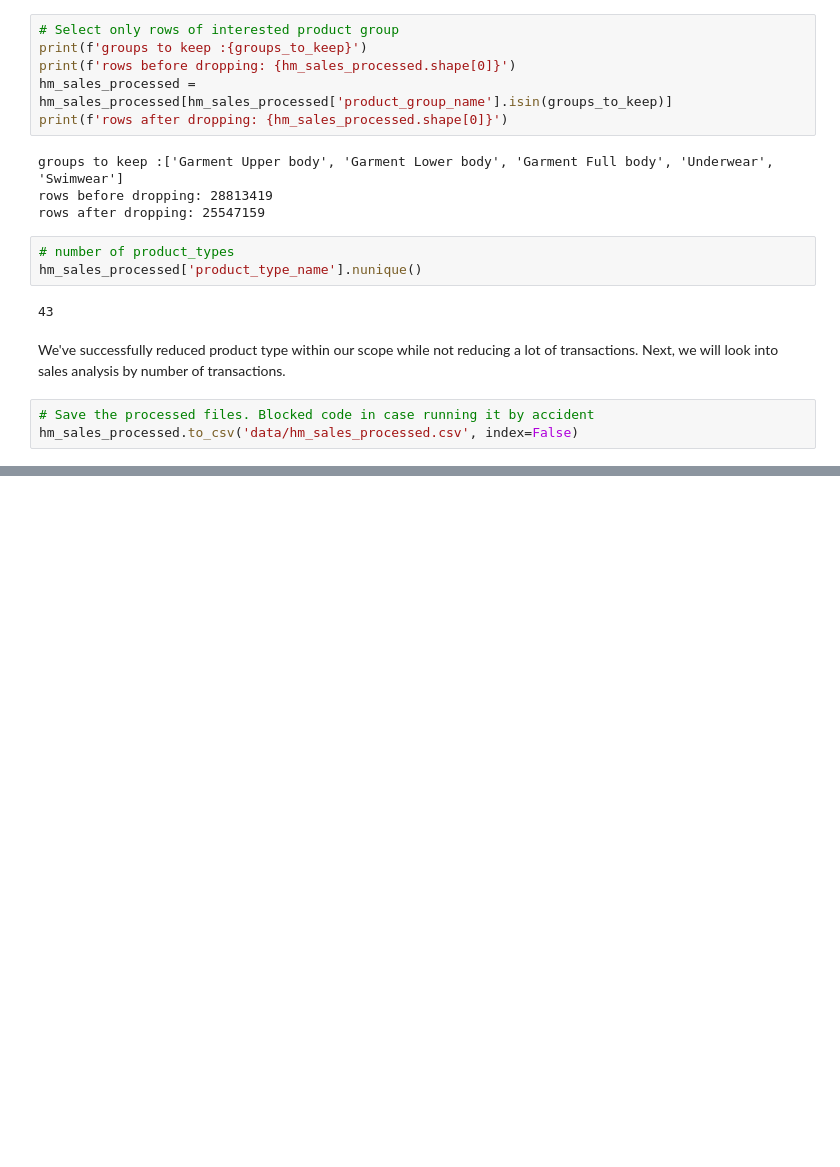
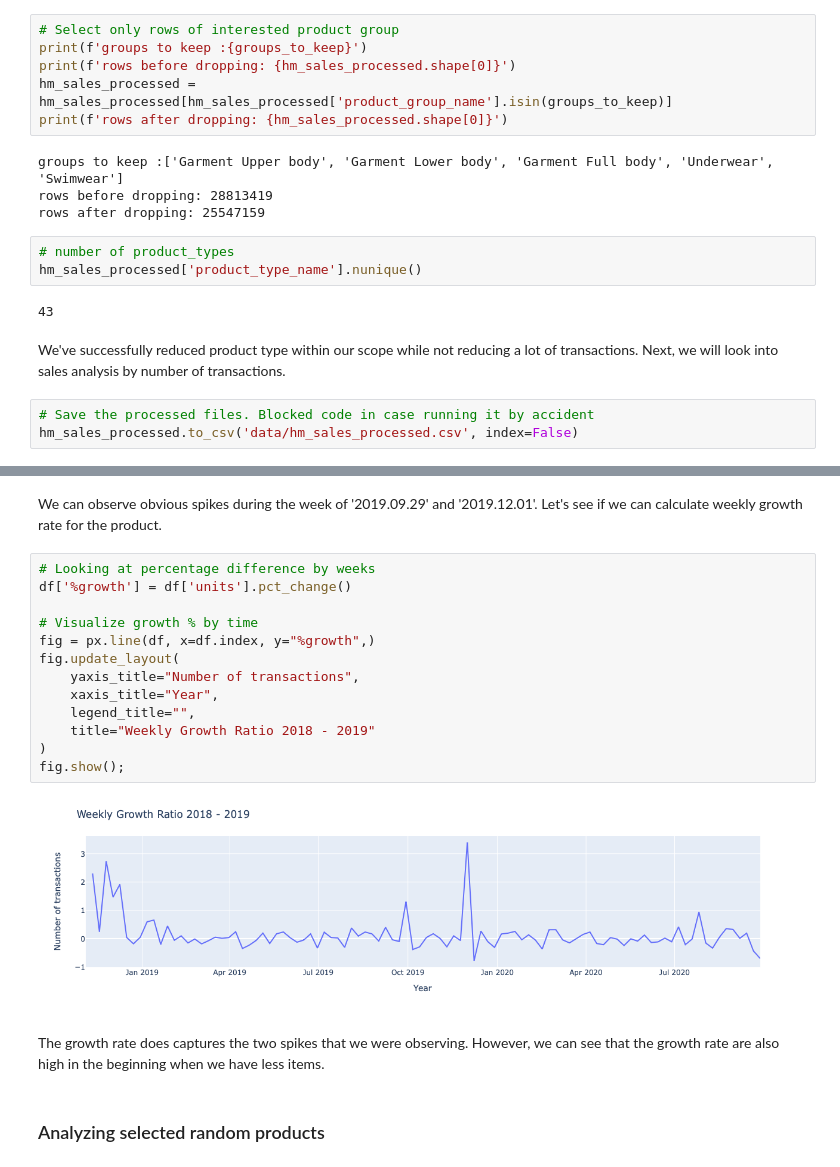
Before and after one commit to wellswang-ds/Capstone-BS, a Jupyter notebook: notebooks/H&M-Sprint2.ipynb, the cells around one changed output, grey strips where cells are left out. Saved outputs shown, nothing was run; the diff lists cells and outputs as text; blank space fills up the shorter version.

```diff
--- a/notebooks/H&M-Sprint2.ipynb
+++ b/notebooks/H&M-Sprint2.ipynb
@@ -1365,0 +1422,21 @@ hm_sales_processed.to_csv('data/hm_sales_processed.csv', index=False)
+# %% [markdown]
+We can observe obvious spikes during the week of '2019.09.29' and '2019.12.01'. Let's see if we can calculate weekly growth rate for the product.
+# %%
+# Looking at percentage difference by weeks
+df['%growth'] = df['units'].pct_change()
+
+# Visualize growth % by time
+fig = px.line(df, x=df.index, y="%growth",)
+fig.update_layout(
+    yaxis_title="Number of transactions",
+    xaxis_title="Year",
+    legend_title="",
+    title="Weekly Growth Ratio 2018 - 2019"
+)
+fig.show();
+# %% [output]
+[figure, added]
+# %% [markdown]
+The growth rate does captures the two spikes that we were observing. However, we can see that the growth rate are also high in the beginning when we have less items.
+# %% [markdown]
+### Analyzing selected random products
```
Also changed, not shown: parts of 21 cells of this notebook.
